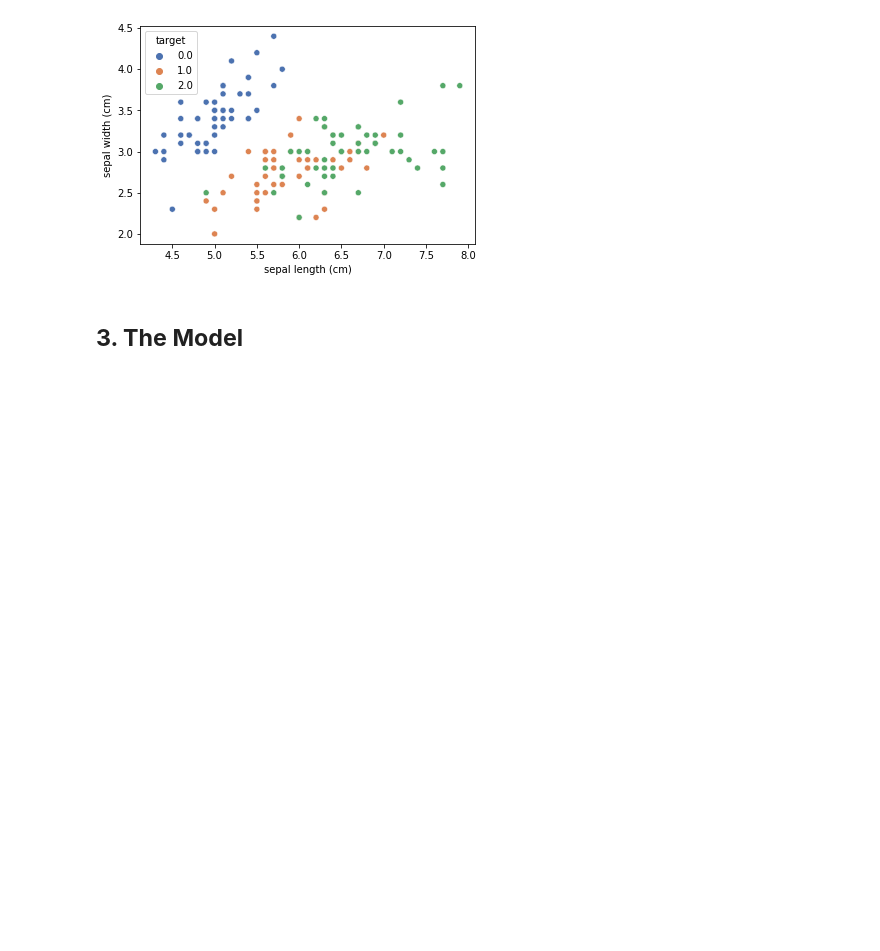
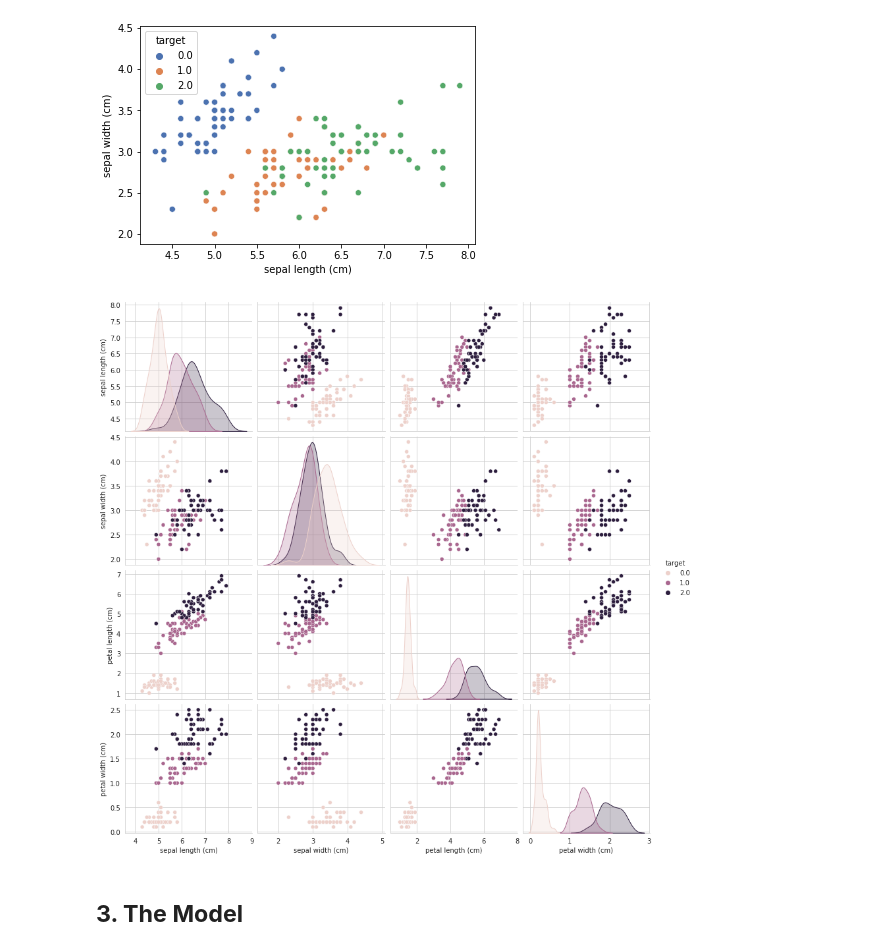
Before and after one commit to Luisa13/ML-Lab, a Jupyter notebook: Classical Learning/Supervised/Classification/KNN/Understanding KNN.ipynb, the cells around one changed output. Saved outputs shown, nothing was run; the diff lists cells and outputs as text; code cells hidden in the pictures; blank space fills up the shorter version.

```diff
--- a/Classical Learning/Supervised/Classification/KNN/Understanding KNN.ipynb
+++ b/Classical Learning/Supervised/Classification/KNN/Understanding KNN.ipynb
@@ -88,6 +124,12 @@ sb.scatterplot(x='sepal length (cm)', y='sepal width (cm)', data=df_iris, hue='t
 # %% [output]
 <matplotlib.axes._subplots.AxesSubplot at 0x...>
 [figure]
+# %%
+sb.set_style("whitegrid")
+sb.pairplot(df_iris, hue="target", size = 3)
+plt.show()
+# %% [output]
+[figure, added]
 # %% [markdown]
 ## **3. The Model**
 # %%
```
Also changed, not shown: parts of 7 cells of this notebook.
